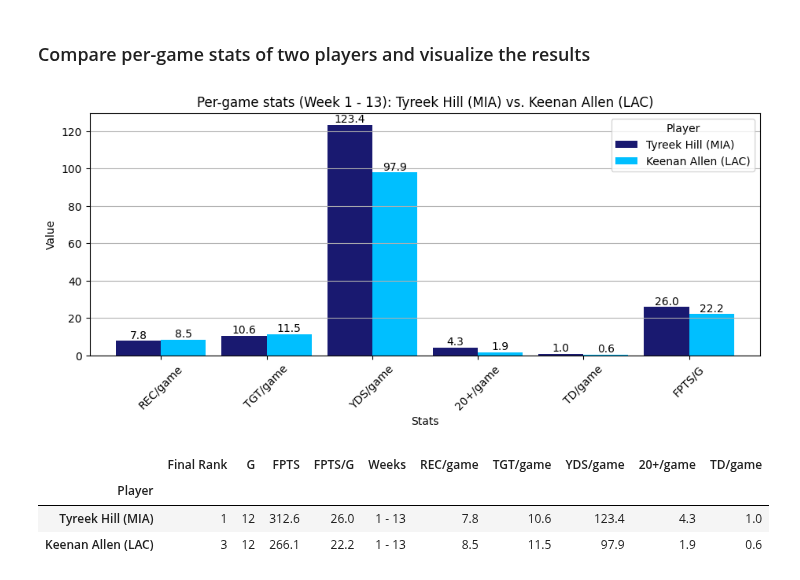
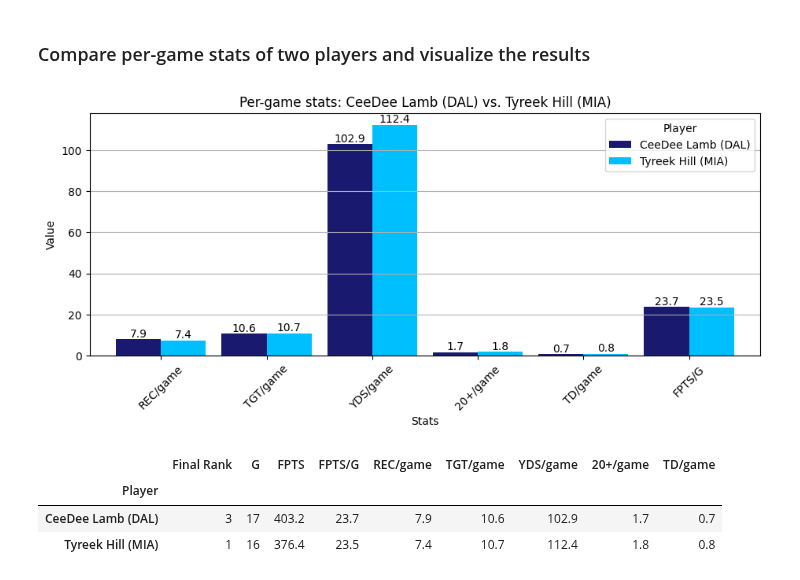
Before and after one commit to meltangonan/fantasy-football, a Jupyter notebook: WR/WR_Model_Full.ipynb, the cells around one changed output. Drawn from its saved outputs; the diff is of its cells as text; code cells hidden in the pictures.

Commit message:
full season model

```diff
--- a/WR/WR_Model_Full.ipynb
+++ b/WR/WR_Model_Full.ipynb
@@ -63,0 +3,33 @@ df = df.sort_values(by='Rank')
+# %%
+import pandas as pd
+import numpy as np
+import matplotlib.pyplot as plt
+
+# Function to read, preprocess, and aggregate full season data
+def read_data():
+    # Read the full season data
+    data = pd.read_excel("WR_Data_Full.xlsx")
+
+    # Preprocess full season data
+    data.drop(['FL', 'ROST'], axis=1, inplace=True)
+    convert = data.select_dtypes('object').columns.difference(['Player'])
+    data[convert] = data[convert].apply(lambda x: pd.to_numeric(x.str.replace(',', ''), errors='coerce')).fillna(0)
+    data['Rank'] = data['Rank'].astype('Int64')
+
+    # Calculate 'Y/R' and 'FPTS/G'
+    data['Y/R'] = (data['YDS'] / data['REC']).round(1)
+    data['FPTS/G'] = (data['FPTS'] / data['G']).round(1)
+
+    return data
+
+# Load the full season data
+df = read_data()
+
+# Recalculate 'Rank' based on 'FPTS' in descending order
+df['Rank'] = df['FPTS'].rank(ascending=False, method='min').astype('int')
+
+# Sort the DataFrame by 'Rank'
+df = df.sort_values(by='Rank')
+
+# Display the top 10 rows
+df.head(20)
@@ -68,7 +58,7 @@ df = df.sort_values(by='Rank')
 per_game = list(df.columns[2:])
 
 # Define columns to exclude from the per-game calculation
-exclude_per_game = ['Y/R', 'LG', 'G', 'FPTS', 'FPTS/G', 'Weeks']
+exclude_per_game = ['Y/R', 'LG', 'G', 'FPTS', 'FPTS/G']
 
 # Create columns and convert stats to a per-game basis for the defined columns, not those in the exclude list
 for col in per_game:
@@ -79,4 +69,4 @@ for col in per_game:
 final_columns = exclude_per_game + [col + '/game' for col in per_game if col not in exclude_per_game]
 
 # Display final columns with 'Rank' and 'Player'
-# df[['Rank', 'Player'] + final_columns].head(10)
+df[['Rank', 'Player'] + final_columns].head(10)
@@ -84,7 +86,7 @@ final_columns = exclude_per_game + [col + '/game' for col in per_game if col not
 ### Calculate the correlations for the final stats across different conditions
 # %%
 # Define columns and columns to exclude for correlation calculation, from final columns
-exclude_corr = ['FPTS/G', 'FPTS', 'G', 'Weeks']
+exclude_corr = ['FPTS/G', 'FPTS', 'G']
 corr_columns = [col for col in final_columns if col not in exclude_corr]
 
 # Define a function to calculate correlations
@@ -109,4 +111,4 @@ df_corr = pd.DataFrame({
 df_corr['Correlation'] = df_corr.mean(axis=1)
 
 # Display the correlation DataFrame
-# df_corr.round(2)
+df_corr.round(2)
@@ -227,36 +265,36 @@ compare_columns = [col.replace('_weighted', '') for col in avg]
 
 # Define a function to compare per-game stats of two players
 def compare(player1, player2):
 
     # Plot the data
     chart = players[compare_columns].T.plot(kind='bar',
                                             color=['midnightblue', 'deepskyblue'],
                                             width=0.85,
                                             figsize=(11,4))
 
     # Format chart
-    plt.title(f'Per-game stats (Week {weeks}): {player1} vs. {player2}')
+    plt.title(f'Per-game stats: {player1} vs. {player2}')
     plt.xlabel('Stats')
     plt.ylabel('Value')
     plt.grid(axis='y')
     plt.xticks(rotation=45)
 
     # Add data labels above the bars
     for p in chart.patches:
         chart.annotate(f'{p.get_height():.1f}',
                     (p.get_x() + p.get_width() / 2., p.get_height()),
                     ha = 'center', va = 'center',
                     xytext = (0, 5),
                     textcoords = 'offset points')
 
     plt.show()
 
 # Call the 'compare' function which creates and displays the visualization
 compare(player1_match, player2_match)
 players[['Final Rank'] + final_columns]
 # %% [output]
-[figure, old version]
+[figure, new version]
-|  | Final Rank | G | FPTS | FPTS/G | Weeks | REC/game | TGT/game | YDS/game | 20+/game | TD/game |
-| Player |  |  |  |  |  |  |  |  |  |  |
-| Tyreek Hill (MIA) | 1 | 12 | 312.6 | 26.0 | 1 - 13 | 7.8 | 10.6 | 123.4 | 4.3 | 1.0 |
-| Keenan Allen (LAC) | 3 | 12 | 266.1 | 22.2 | 1 - 13 | 8.5 | 11.5 | 97.9 | 1.9 | 0.6 |
+|  | Final Rank | G | FPTS | FPTS/G | REC/game | TGT/game | YDS/game | 20+/game | TD/game |
+| Player |  |  |  |  |  |  |  |  |  |
+| CeeDee Lamb (DAL) | 3 | 17 | 403.2 | 23.7 | 7.9 | 10.6 | 102.9 | 1.7 | 0.7 |
+| Tyreek Hill (MIA) | 1 | 16 | 376.4 | 23.5 | 7.4 | 10.7 | 112.4 | 1.8 | 0.8 |
```
Also changed, not shown: parts of 7 cells of this notebook.
